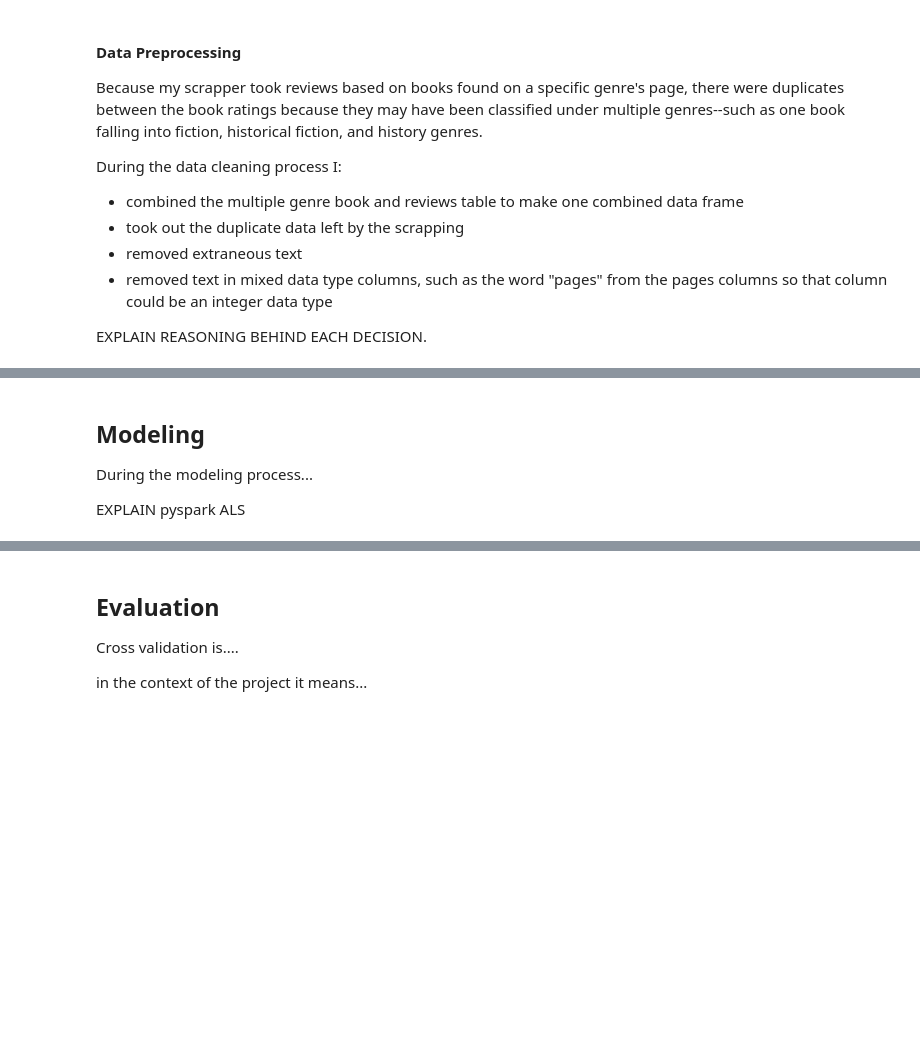
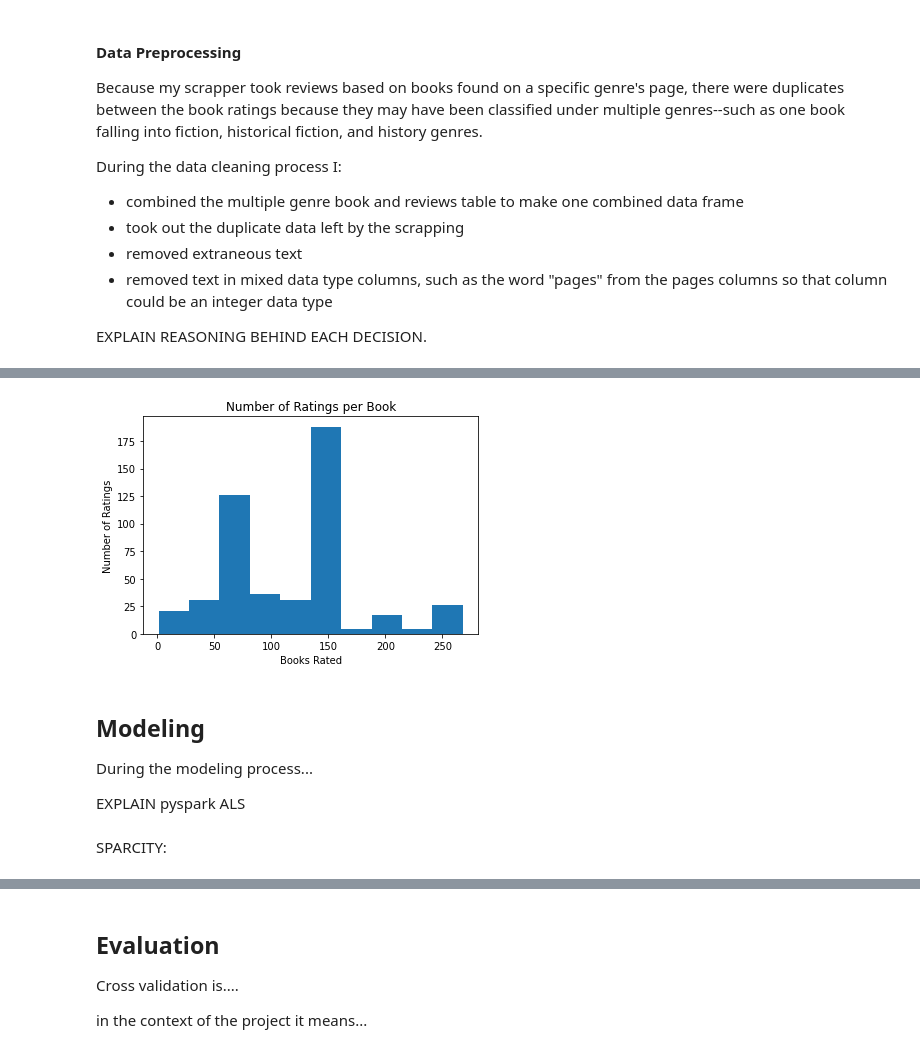
Before and after one commit to angelicacodes/book_recommendation, a Jupyter notebook: notebooks/final/final.ipynb, the cells around one changed output, grey strips where cells are left out. Saved outputs shown, nothing was run; the diff lists cells and outputs as text; code cells hidden in the pictures; blank space fills up the shorter version.

```diff
--- a/notebooks/final/final.ipynb
+++ b/notebooks/final/final.ipynb
@@ -57,0 +207,6 @@ EXPLAIN REASONING BEHIND EACH DECISION.
+# %%
+# remove extraneous text in pages column
+
+comb_df4['pages'] = comb_df4['pages'].replace({'pages': ''}, regex=True)
+comb_df5= comb_df4
+comb_df5.head()
@@ -57,0 +220,8 @@ EXPLAIN REASONING BEHIND EACH DECISION.
+# %%
+# remove unnessary columns
+# dropping unique_key column because it is a duplicate of book unique key
+# dropping user_name column because user_unique_key serves the same purpose and
+# addresses any similarities there may be within user names
+
+comb_df6= comb_df5.drop(['unique_key', 'user_name'], axis= 1)
+comb_df6.head()
@@ -57,0 +235,4 @@ EXPLAIN REASONING BEHIND EACH DECISION.
+# %%
+
+comb_df7= comb_df6.drop_duplicates(subset=['user_unique_key', 'book_unique_key'], keep='first')
+comb_df7.head()
@@ -57,0 +255,5 @@ EXPLAIN REASONING BEHIND EACH DECISION.
+# %%
+# remove ratings with "0" stars because these represent readers who wrote a review but did not give it a rating.
+# for the moment, we are only interested in readers who gave it a rating. Ratings are from 1-5 stars.
+
+comb_df8= comb_df7[comb_df7.number_of_stars != 0]
@@ -57,0 +282,11 @@ EXPLAIN REASONING BEHIND EACH DECISION.
+# %%
+ratings_num=comb_df8.groupby('book_unique_key')['number_of_stars'].count().sort_values()
+
+plt.hist(ratings_num);
+plt.xlabel('Books Rated')
+plt.ylabel('Number of Ratings')
+plt.title('Number of Ratings per Book')
+#plt.grid(True)
+plt.show()
+# %% [output]
+[figure, added]
@@ -63,0 +316,2 @@ EXPLAIN pyspark ALS
+# %% [markdown]
+SPARCITY:
```
Also changed, not shown: parts of 39 cells of this notebook, 2 other files.
